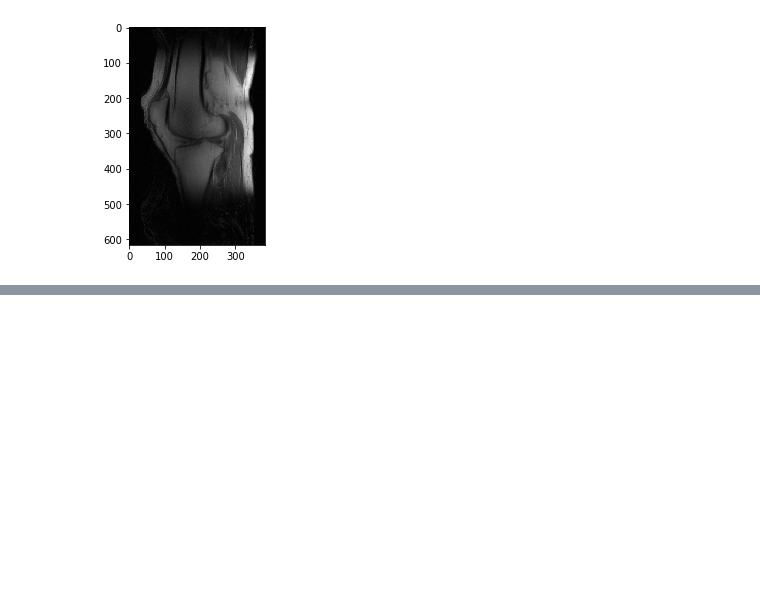
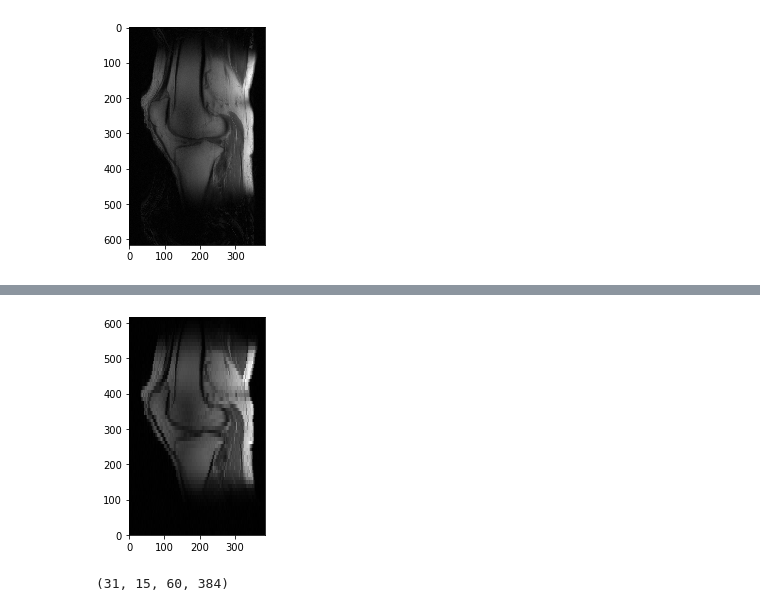
Before and after one commit to Erfandarzi/mri-reconstruction, a Jupyter notebook: python/fully-reconstruction.ipynb, the cells around one changed output, grey strips where cells are left out. Drawn from its saved outputs; the diff is of its cells as text; code cells hidden in the pictures; blank space fills up the shorter version.

```diff
--- a/python/fully-reconstruction.ipynb
+++ b/python/fully-reconstruction.ipynb
@@ -395,0 +419,11 @@ plt.show()
+# %%
+w=30;
+data = data_orig[:,:,lNy//2-w:lNy//2+w,:]
+im = np.fft.fftshift(scipy.fft.fft2(data, workers=os.cpu_count()))
+im = np.sqrt(np.sum(im**2,1))
+plt.imshow(np.abs(im[5]), cmap='gray', extent=[0,lNx,0,lNy])
+plt.show()
+data.shape
+# %% [output]
+[figure, added]
+(31, 15, 60, 384)
```
Also changed, not shown: parts of 7 cells of this notebook, 1 other file.
